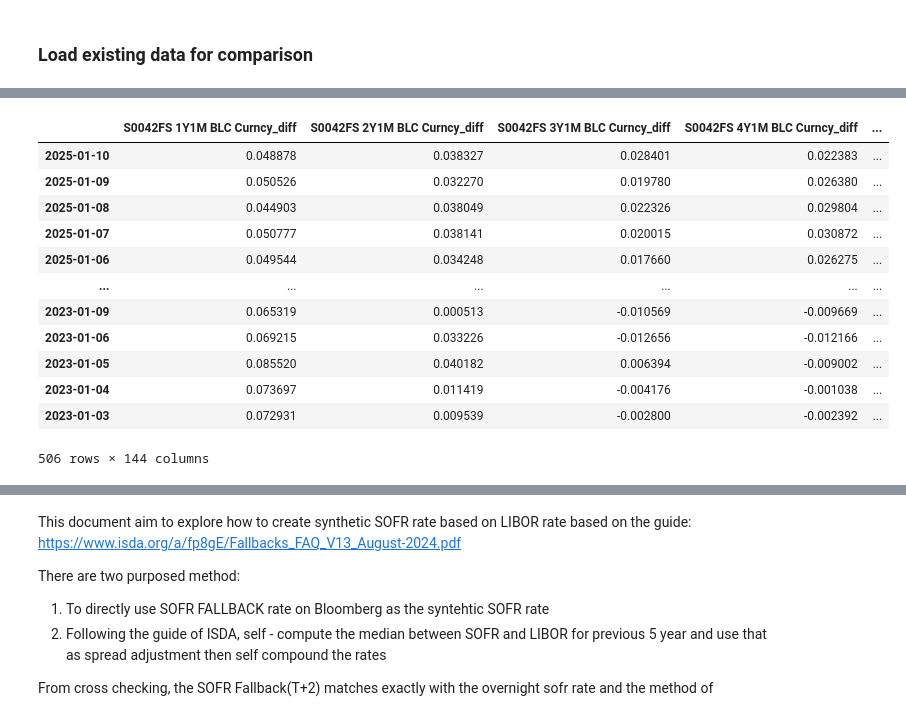
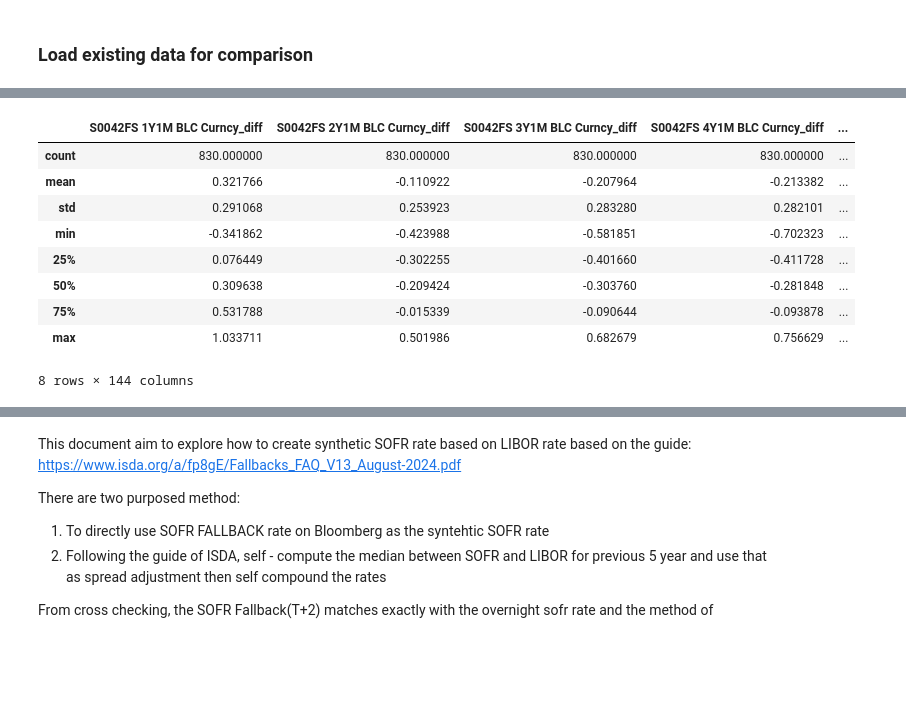
Before and after one commit to ekopen/VolGAN, a Jupyter notebook: sofr_libor_conversion.ipynb, the cells around one changed output, grey strips where cells are left out. Saved outputs shown, nothing was run; the diff lists cells and outputs as text; code cells hidden in the pictures; blank space fills up the shorter version.

Commit message:
code for creating synthetic sofr data

```diff
--- a/sofr_libor_conversion.ipynb
+++ b/sofr_libor_conversion.ipynb
@@ -90,8 +91,10 @@ import pandas as pd
 import math
 tenorsDf=sofrCombinedDf.copy()
 tenors = list(tenorsDf.columns)
-expiries = [1, 2, 3, 4, 5, 6, 7, 8, 9]
-tenor_mapping = {
+syn_expiries = [0.08, 0.25, 0.5, 0.75, 1, 1.5, 2, 3, 4, 5, 7, 10, 15, 20, 25, 30]
+# syn_expiries = [1]
+syn_tenors = [1, 2, 3, 4, 5, 6, 7, 8, 9]
+syn_expiries_mapping = {
     0.08: "1M",
     0.25: "3M",
     0.5: "6M",
@@ -112,8 +115,9 @@ tenor_mapping = {
     25: "25Y",
     30: "30Y"
 }
+
 # Build column names like "S0042FS 1Y1Y BLC Curncy", "S0042FS 2Y1Y BLC Curncy", etc.
-columns = [f"S0042FS {e}Y{tenor_mapping[t]} BLC Curncy" for t in tenors for e in expiries ]
+columns = [f"S0042FS {t}Y{syn_expiries_mapping[e]} BLC Curncy" for e in syn_expiries for t in syn_tenors  ]
 # %% [markdown]
 ### First bootstrap the discount factor curve based on all tenor input and do a curve fittng to get rates till 39 years
 # %%
@@ -124,7 +127 @@ def get_discount_factor_curve(tenors, swapSpotRates):
     return discount_factor
-# %%
-def curve_fitting(tenors, rates):
-  interp_func = interp1d(tenors, rates, kind='linear', fill_value='extrapolate')
-  return interp_func
-
-# Checked that the discount factor computed out from this is relatively close to what bloomberg have
@@ -179,7 +220,6 @@ def plotDiscnt(tenors, discount_rates, interp_func):
 # %%
 # Create an empty DataFrame to store the results
 forward_swap_rate = pd.DataFrame(columns=columns)
-
 # Loop over each row/date in your original DataFrame of swap rates
 # for idx, row in tenorsDf[(tenorsDf.index <='2025-01-10') & (tenorsDf.index>='2025-01-10')].iterrows():
 for idx, row in tenorsDf.iterrows():
@@ -187,16 +227,11 @@ for idx, row in tenorsDf.iterrows():
     swapSpotRates = np.array(list(row.values))
     discount_factor = get_discount_factor_curve(tenors, swapSpotRates)
     interp_func = curve_fitting(tenors, discount_factor)
-
-    # Plot the discount curve
-    # plotDiscnt(tenors, discount_factor, interp_func)
-
-    # For each expiry in [1..9], compute the 1-year forward swap rate
     row_dict = {}
-    for tenor in tenors:
-      for e in expiries:
+    for tenor in syn_tenors:
+      for e in syn_expiries:
         fwd_rate = get_forward_swap_rate(e, tenor, interp_func)  # e.g. 0.041617
-        col_name = f"S0042FS {e}Y{tenor_mapping[tenor]} BLC Curncy"
+        col_name = f"S0042FS {tenor}Y{syn_expiries_mapping[e]} BLC Curncy"
         # print(idx, e, fwd_rate)
         row_dict[col_name] = fwd_rate*100
 
@@ -215,10 +246,11 @@ forward_swap_rate.head()
 # %% [markdown]
 ### Load existing data for comparison
 # %%
-realSofrForwardFilePath = 'data/forward_sofr_swap_full.xlsx'
+# realSofrForwardFilePath = 'data/forward_sofr_swap_full.xlsx'
+realSofrForwardFilePath = dataDir+'forward_sofr_swap_full_NEW.xlsx'
 df = pd.read_excel(realSofrForwardFilePath, skiprows=2, header=0)
 df = df.rename(columns={'Ticker': 'Date'}).set_index('Date')
-df
+df.head()
 # %% [output]
 |  | S0042FS 1Y1M BLC Curncy | S0042FS 2Y1M BLC Curncy | S0042FS 3Y1M BLC Curncy | S0042FS 4Y1M BLC Curncy | ... |
 | Date |  |  |  |  | ... |
@@ -260,19 +279,16 @@ merged_df
 # %%
 # Identify difference in spread
 diff_cols = [col for col in merged_df.columns if col.endswith("_diff")]
 diff_df = merged_df[diff_cols]
-diff_df
+diff_df.describe()
 # %% [output]
 |  | S0042FS 1Y1M BLC Curncy_diff | S0042FS 2Y1M BLC Curncy_diff | S0042FS 3Y1M BLC Curncy_diff | S0042FS 4Y1M BLC Curncy_diff | ... |
-| 2025-01-10 | 0.048878 | 0.038327 | 0.028401 | 0.022383 | ... |
-| 2025-01-09 | 0.050526 | 0.032270 | 0.019780 | 0.026380 | ... |
-| 2025-01-08 | 0.044903 | 0.038049 | 0.022326 | 0.029804 | ... |
-| 2025-01-07 | 0.050777 | 0.038141 | 0.020015 | 0.030872 | ... |
-| 2025-01-06 | 0.049544 | 0.034248 | 0.017660 | 0.026275 | ... |
-| ... | ... | ... | ... | ... | ... |
-| 2023-01-09 | 0.065319 | 0.000513 | -0.010569 | -0.009669 | ... |
-| 2023-01-06 | 0.069215 | 0.033226 | -0.012656 | -0.012166 | ... |
-| 2023-01-05 | 0.085520 | 0.040182 | 0.006394 | -0.009002 | ... |
-| 2023-01-04 | 0.073697 | 0.011419 | -0.004176 | -0.001038 | ... |
-| 2023-01-03 | 0.072931 | 0.009539 | -0.002800 | -0.002392 | ... |
+| count | 830.000000 | 830.000000 | 830.000000 | 830.000000 | ... |
+| mean | 0.321766 | -0.110922 | -0.207964 | -0.213382 | ... |
+| std | 0.291068 | 0.253923 | 0.283280 | 0.282101 | ... |
+| min | -0.341862 | -0.423988 | -0.581851 | -0.702323 | ... |
+| 25% | 0.076449 | -0.302255 | -0.401660 | -0.411728 | ... |
+| 50% | 0.309638 | -0.209424 | -0.303760 | -0.281848 | ... |
+| 75% | 0.531788 | -0.015339 | -0.090644 | -0.093878 | ... |
+| max | 1.033711 | 0.501986 | 0.682679 | 0.756629 | ... |
-506 rows × 144 columns
+8 rows × 144 columns
```
Also changed, not shown: parts of 32 cells of this notebook.
